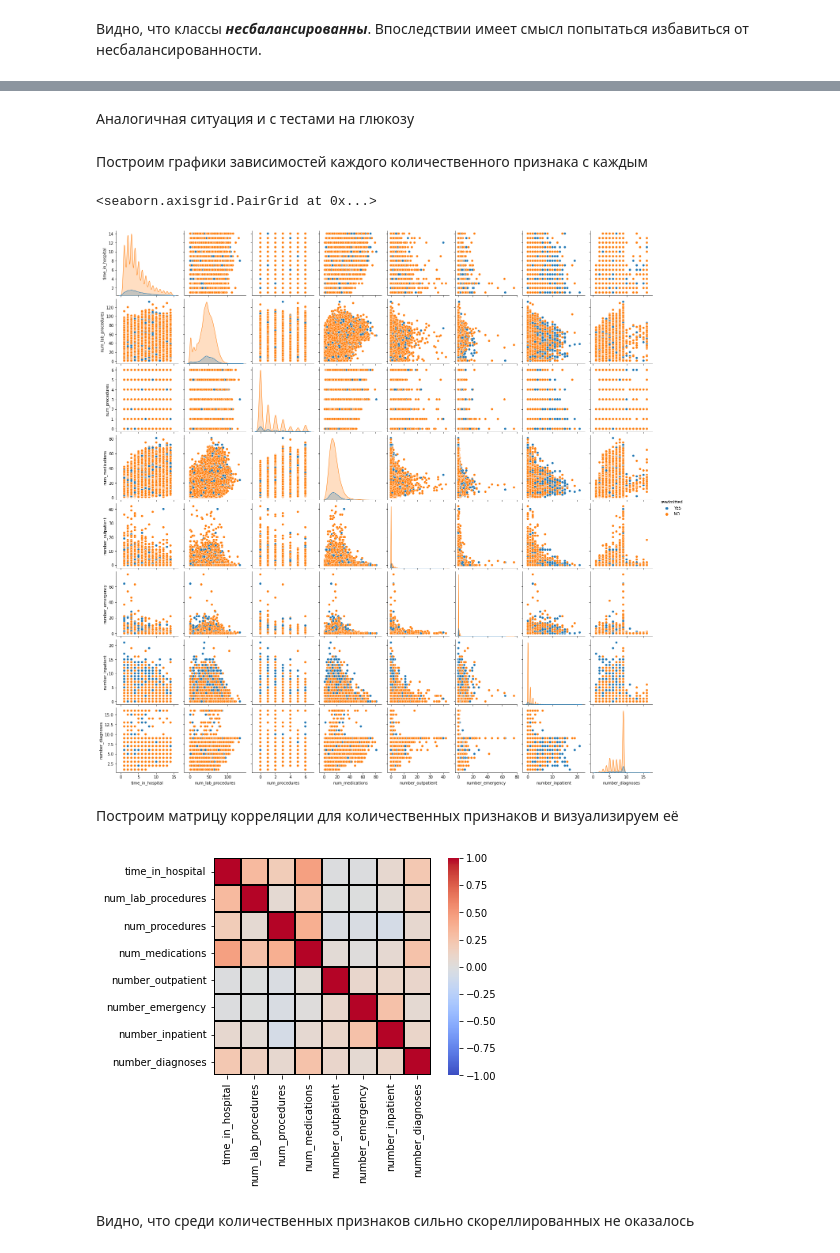
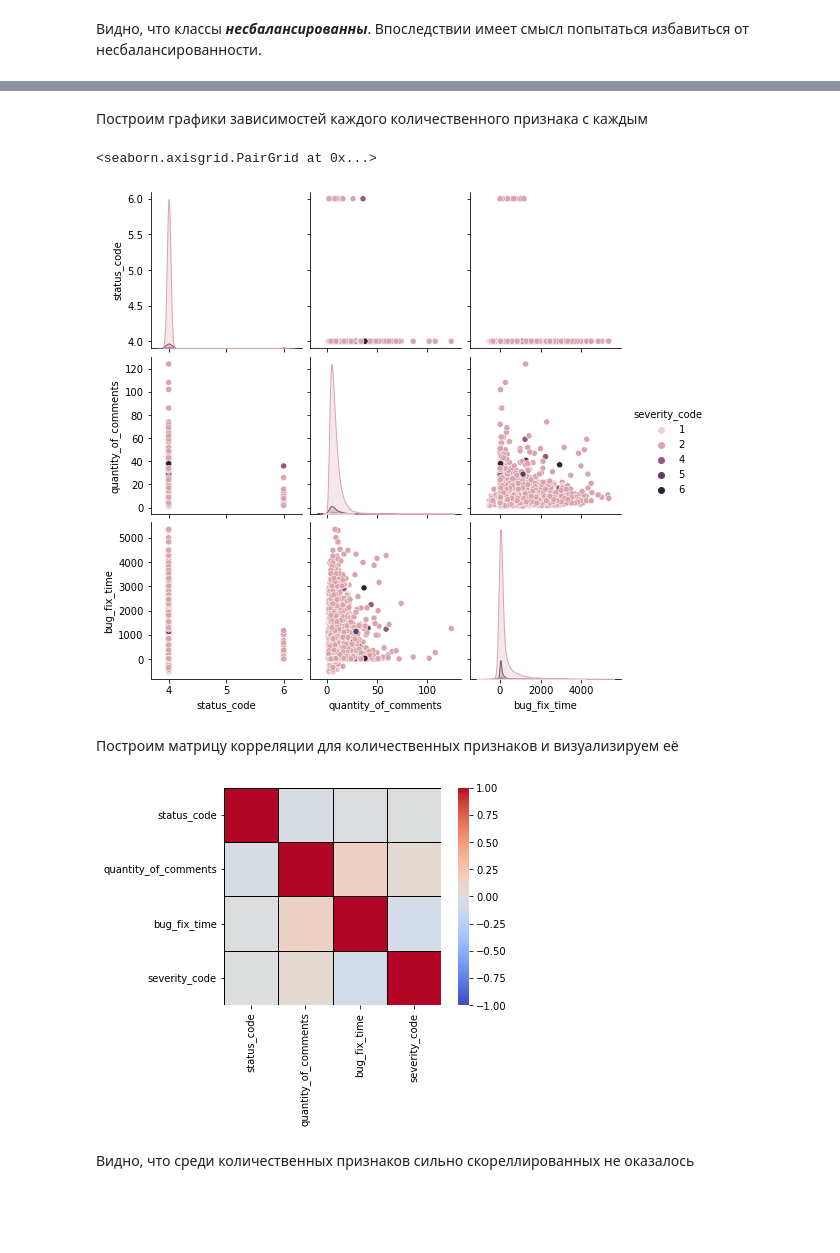
Before and after one commit to Sandro295/Masters-ML, a Jupyter notebook: homework-1.ipynb, the cells around one changed output, grey strips where cells are left out. Drawn from its saved outputs; the diff is of its cells as text; code cells hidden in the pictures; blank space fills up the shorter version.

Commit message:
WIP till heatmap

```diff
--- a/homework-1.ipynb
+++ b/homework-1.ipynb
@@ -155,7 +168,7 @@ dtype: int64
 # %% [markdown]
 Также избавимся от строк с пропущенными данными.
 # %%
-data = data_raw.drop(['severity_category', 'component_name', 'update_date'], axis=1).dropna()
+data = data_raw.drop(['severity_category', 'product_name', 'update_date', 'resolution_category', 'resolution_code', 'status_category', 'quantity_of_votes'], axis=1).dropna()
 # %%
 data_raw.describe(include=['category'])
 # %% [output]
@@ -278,21 +238,19 @@ pass
-# %% [markdown]
-Аналогичная ситуация и с тестами на глюкозу
 # %% [markdown]
 Построим графики зависимостей каждого количественного признака с каждым
 # %%
-sns.pairplot(data_raw, hue='readmitted')
+sns.pairplot(data, hue='severity_code')
 # %% [output]
 <seaborn.axisgrid.PairGrid at 0x...>
-[figure, old version]
+[figure, new version]
 # %% [markdown]
 Построим матрицу корреляции для количественных признаков и визуализируем её
 # %%
-corr_mat = data_raw.corr()
+corr_mat = data.corr()
 
 sns.heatmap(corr_mat, square=True, cmap='coolwarm', vmin=-1, vmax=1, center=0, linewidths=1, linecolor="black")
 pass
 # %% [output]
-[figure, old version]
+[figure, new version]
 # %% [markdown]
 Видно, что среди количественных признаков сильно скореллированных не оказалось
 # %% [markdown]
```
Also changed, not shown: parts of 21 cells of this notebook.
